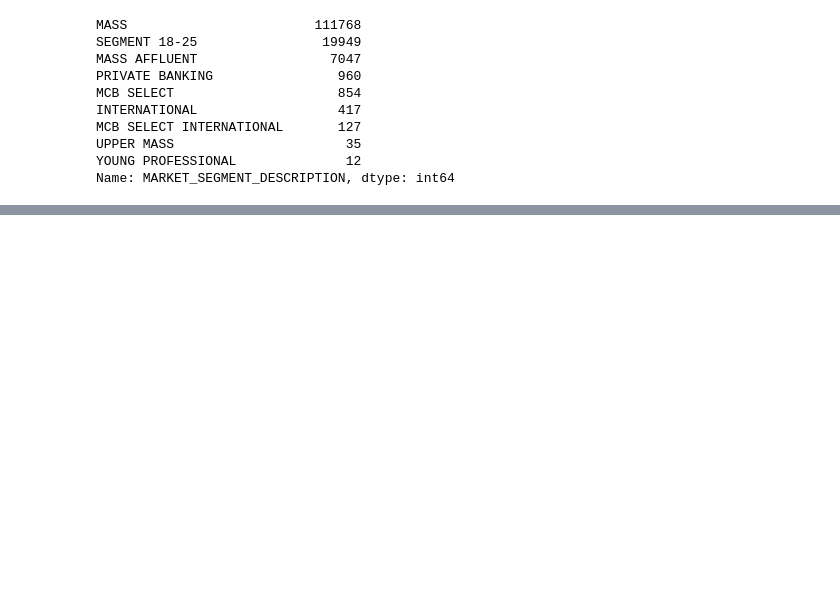
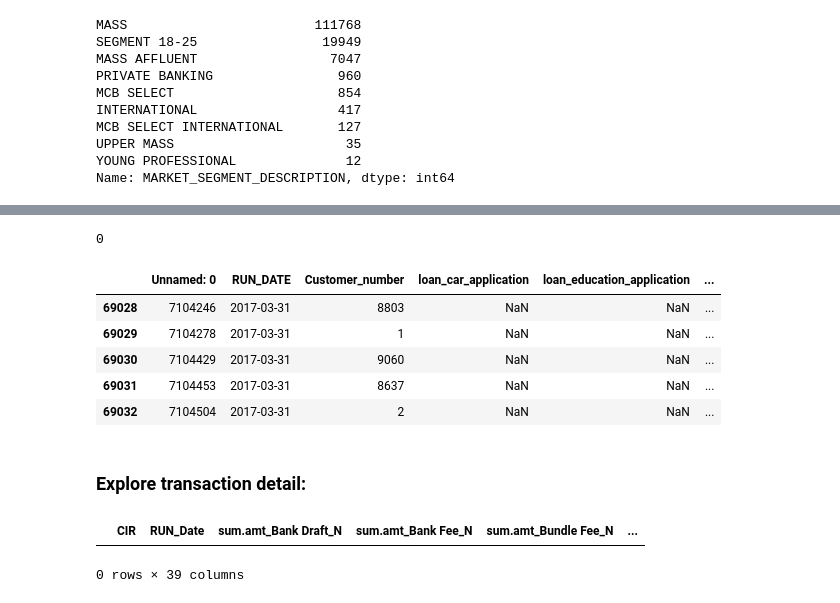
Before and after one commit to ChristoGH/mcb, a Jupyter notebook: explore.ipynb, the cells around one changed output, grey strips where cells are left out. Saved outputs shown, nothing was run; the diff lists cells and outputs as text; code cells hidden in the pictures; blank space fills up the shorter version.

Commit message:
add changes to the transactions exploration

```diff
--- a/explore.ipynb
+++ b/explore.ipynb
@@ -171 +159,3 @@ customer_df['RUN_DATE'].value_counts()
 Name: RUN_DATE, dtype: int64
+# %%
+run_dates=list(set(customer_df.RUN_DATE))
@@ -203,0 +295,5 @@ customer_df.groupby(['CIR','MARKET_SEGMENT_DESCRIPTION']).count()
+# %%
+account_df['RUN_DATE'] = pd.to_datetime(account_df['RUN_DATE'], infer_datetime_format=True)
+# %%
+a_df=account_df[account_df.RUN_DATE==run_dates[0]]
+a_df.shape
@@ -203,0 +313,15 @@ customer_df.groupby(['CIR','MARKET_SEGMENT_DESCRIPTION']).count()
+# %%
+len(a_df.Customer_number)-len(set(a_df.Customer_number))
+# %% [output]
+0
+# %%
+a_df.head()
+# %% [output]
+|  | Unnamed: 0 | RUN_DATE | Customer_number | loan_car_application | loan_education_application | ... |
+| 69028 | 7104246 | 2017-03-31 | 8803 | NaN | NaN | ... |
+| 69029 | 7104278 | 2017-03-31 | 1 | NaN | NaN | ... |
+| 69030 | 7104429 | 2017-03-31 | 9060 | NaN | NaN | ... |
+| 69031 | 7104453 | 2017-03-31 | 8637 | NaN | NaN | ... |
+| 69032 | 7104504 | 2017-03-31 | 2 | NaN | NaN | ... |
+# %% [markdown]
+### Explore transaction detail:
@@ -203,0 +330,5 @@ customer_df.groupby(['CIR','MARKET_SEGMENT_DESCRIPTION']).count()
+# %%
+transaction_df[transaction_df.RUN_Date==run_dates[0]]
+# %% [output]
+|  | CIR | RUN_Date | sum.amt_Bank Draft_N | sum.amt_Bank Fee_N | sum.amt_Bundle Fee_N | ... |
+0 rows × 39 columns
```
Also changed, not shown: parts of 44 cells of this notebook.
